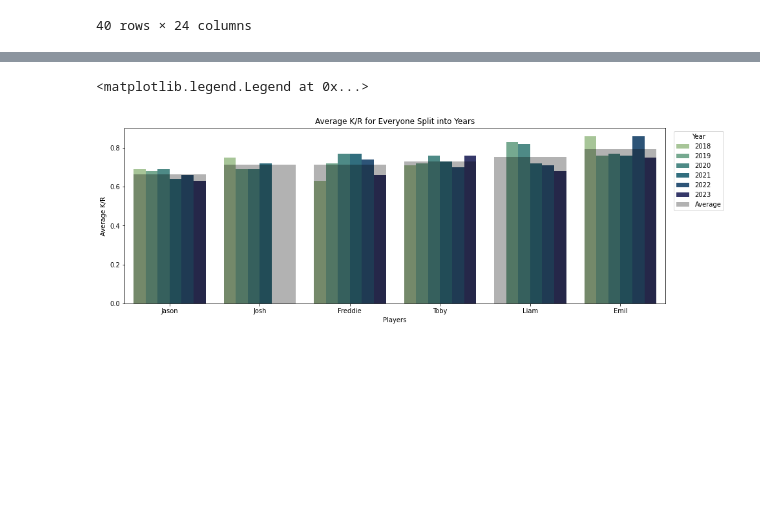
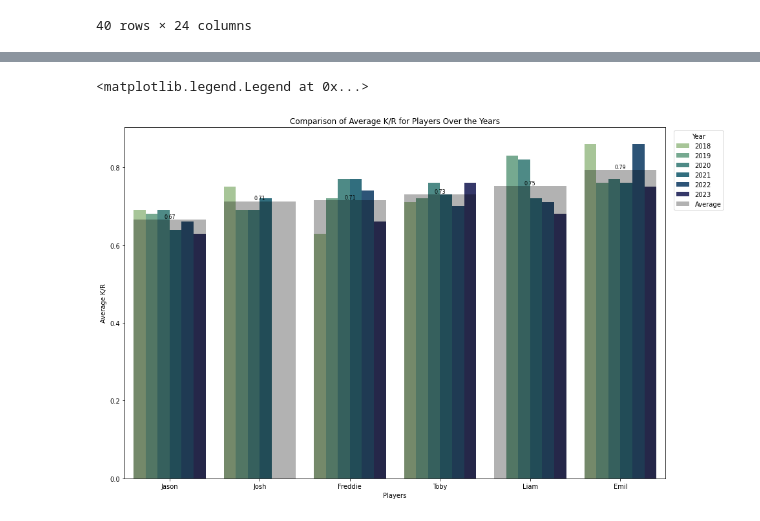
Before and after one commit to jasonhsu8/Faceit_Data_Collection, a Jupyter notebook: JJ Notebooks/DataVisualisation.ipynb, the cells around one changed output, grey strips where cells are left out. Cells and saved outputs as stored; diff of their text form; code cells hidden in the pictures; blank space fills up the shorter version.

```diff
--- a/JJ Notebooks/DataVisualisation.ipynb
+++ b/JJ Notebooks/DataVisualisation.ipynb
@@ -460,7 +497,7 @@ playerid_df_all["K/R"] = ((playerid_df_all["Kills"] / playerid_df_all["Rounds"])
 playerid_df_all["Avg Kills / Matches"] = ((playerid_df_all["Kills"] / playerid_df_all["Matches"]).round(2)).astype(float)
 playerid_df_all["Avg 3k / Matches"] = ((playerid_df_all["TripleKills"] / playerid_df_all["Matches"]).round(2)).astype(float)
 playerid_df_all["Avg 4k / Matches"] = ((playerid_df_all["QuadroKills"] / playerid_df_all["Matches"]).round(2)).astype(float)
-playerid_df_all["Avg 5k / Matches"] = ((playerid_df_all["PentaKills"] / playerid_df_all["Matches"]).round(2)).astype(float)
+playerid_df_all["Avg 5k / Matches"] = ((playerid_df_all["PentaKills"] / playerid_df_all["Matches"]).round(5)).astype(float)
 playerid_df_all["Mvps / Matches"] = ((playerid_df_all["Mvps"] / playerid_df_all["Matches"]).round(2)).astype(float)
 playerid_df_all.sort_values(by="Matches", ascending=False, inplace=True)
 # %%
@@ -682,12 +770,16 @@ year_df_all_matches = year_df_all[year_df_all['Matches']>=15]
 average_data = year_df_all_matches.groupby('PlayerName')['Avg Kills / Matches'].mean().reset_index()
 average_data_sorted = average_data.sort_values(by='Avg Kills / Matches', ascending=True)
 
-plt.figure(figsize=(15, 5))
-sns.barplot(x='PlayerName', y='Avg Kills / Matches', data=average_data_sorted, color='black', alpha=0, errorbar=None, dodge=True) #to use the sort order
+plt.figure(figsize=(15, 10))
+ax = sns.barplot(x='PlayerName', y='Avg Kills / Matches', data=average_data_sorted, color='black', alpha=0, errorbar=None, dodge=True) #to use the sort order
+for p in ax.patches:
+    ax.annotate(f'{p.get_height():.2f}', (p.get_x() + p.get_width() / 2., p.get_height()),
+                ha='center', va='center', xytext=(0, 5), textcoords='offset points', fontsize=8, color='black') #text annotation for average bar
+
 sns.barplot(x='PlayerName', y='Avg Kills / Matches', hue='Year', data=year_df_all_matches, legend='full', palette='viridis')
 sns.barplot(x='PlayerName', y='Avg Kills / Matches', data=average_data_sorted, color='black', alpha=0.3, errorbar=None, label='Average', dodge=True) #to display it in front of year_df_all_matches and be transparent
 
-plt.title('Average Kills per Match for Everyone Split into Years')
+plt.title('Comparison of Average Kills per Match for Players Over the Years')
 plt.xlabel('Players')
 plt.ylabel('Average Kills')
 plt.xticks(rotation=0)
@@ -701,13 +793,17 @@ year_df_all_matches = year_df_all[year_df_all['Matches']>=15]
 average_data = year_df_all_matches.groupby('PlayerName')['Headshots%'].mean().reset_index()
 average_data_sorted = average_data.sort_values(by='Headshots%', ascending=True)
 
-plt.figure(figsize=(15, 5))
-sns.barplot(x='PlayerName', y='Headshots%', data=average_data_sorted, color='black', alpha=0, errorbar=None, dodge=True) #to use the sort order
+plt.figure(figsize=(15,10))
+ax = sns.barplot(x='PlayerName', y='Headshots%', data=average_data_sorted, color='black', alpha=0, errorbar=None, dodge=True) #to use the sort order
+for p in ax.patches:
+    ax.annotate(f'{p.get_height():.2f}', (p.get_x() + p.get_width() / 2., p.get_height()),
+                ha='center', va='center', xytext=(0, 5), textcoords='offset points', fontsize=8, color='black') #text annotation for average bar
+
 sns.barplot(x='PlayerName', y='Headshots%', hue='Year', data=year_df_all_matches, legend='full', palette='plasma_r', dodge=True)
 sns.barplot(x='PlayerName', y='Headshots%', data=average_data_sorted, color='black', alpha=0.3, errorbar=None, label='Average', dodge=True) #to display it in front of year_df_all_matches and be transparent
 
 
-plt.title('Average Headshot % for Everyone Split into Years')
+plt.title('Comparison of Average Headshot Percentage for Players Over the Years')
 plt.xlabel('Players')
 plt.ylabel('Average Headshot %')
 plt.xticks(rotation=0)
@@ -721,12 +817,16 @@ year_df_all_matches = year_df_all[year_df_all['Matches']>=15]
 average_data = year_df_all_matches.groupby('PlayerName')['K/D'].mean().reset_index()
 average_data_sorted = average_data.sort_values(by='K/D', ascending=True)
 
-plt.figure(figsize=(15, 5))
-sns.barplot(x='PlayerName', y='K/D', data=average_data_sorted, color='black', alpha=0, errorbar=None, dodge=True) #to use the sort order
+plt.figure(figsize=(15, 10))
+ax = sns.barplot(x='PlayerName', y='K/D', data=average_data_sorted, color='black', alpha=0, errorbar=None, dodge=True) #to use the sort order
+for p in ax.patches:
+    ax.annotate(f'{p.get_height():.2f}', (p.get_x() + p.get_width() / 2., p.get_height()),
+                ha='center', va='center', xytext=(0, 5), textcoords='offset points', fontsize=8, color='black') #text annotation for average bar
+
 sns.barplot(x='PlayerName', y='K/D', hue='Year', data=year_df_all_matches, legend='full', palette='flare', dodge=True)
 sns.barplot(x='PlayerName', y='K/D', data=average_data_sorted, color='black', alpha=0.3, errorbar=None, label='Average', dodge=True) #to display it in front of year_df_all_matches and be transparent
 
-plt.title('Average K/D for Everyone Split into Years')
+plt.title('Comparison of Average K/D for Players Over the Years')
 plt.xlabel('Players')
 plt.ylabel('Average K/D')
 plt.xticks(rotation=0)
@@ -737,19 +837,24 @@ plt.legend(title='Year', bbox_to_anchor=(1.01, 1), loc='upper left')
 # %%
 # Plotting
 year_df_all_matches = year_df_all[year_df_all['Matches']>=15]
 average_data = year_df_all_matches.groupby('PlayerName')['K/R'].mean().reset_index()
 average_data_sorted = average_data.sort_values(by='K/R', ascending=True)
 
-plt.figure(figsize=(15, 5))
-sns.barplot(x='PlayerName', y='K/R', data=average_data_sorted, color='black', alpha=0, errorbar=None, dodge=True) #to use the sort order
+plt.figure(figsize=(15, 10))
+ax = sns.barplot(x='PlayerName', y='K/R', data=average_data_sorted, color='black', alpha=0, errorbar=None, dodge=True) #to use the sort order
+for p in ax.patches:
+    ax.annotate(f'{p.get_height():.2f}', (p.get_x() + p.get_width() / 2., p.get_height()),
+                ha='center', va='center', xytext=(0, 5), textcoords='offset points', fontsize=8, color='black') #text annotation for average bar
+
 sns.barplot(x='PlayerName', y='K/R', hue='Year', data=year_df_all_matches, legend='full', palette='crest', dodge=True)
-sns.barplot(x='PlayerName', y='K/R', data=average_data_sorted, color='black', alpha=0.3, errorbar=None, label='Average', dodge=True)
+sns.barplot(x='PlayerName', y='K/R', data=average_data_sorted, color='black', alpha=0.3, errorbar=None, label='Average', dodge=True) #to display it in front of year_df_all_matches and be transparent
 
-plt.title('Average K/R for Everyone Split into Years')
+
+plt.title('Comparison of Average K/R for Players Over the Years')
 plt.xlabel('Players')
 plt.ylabel('Average K/R')
 plt.xticks(rotation=0)
 plt.legend(title='Year', bbox_to_anchor=(1.01, 1), loc='upper left')
 # %% [output]
 <matplotlib.legend.Legend at 0x...>
-[figure, old version]
+[figure, new version]
```
Also changed, not shown: parts of 17 cells of this notebook.
